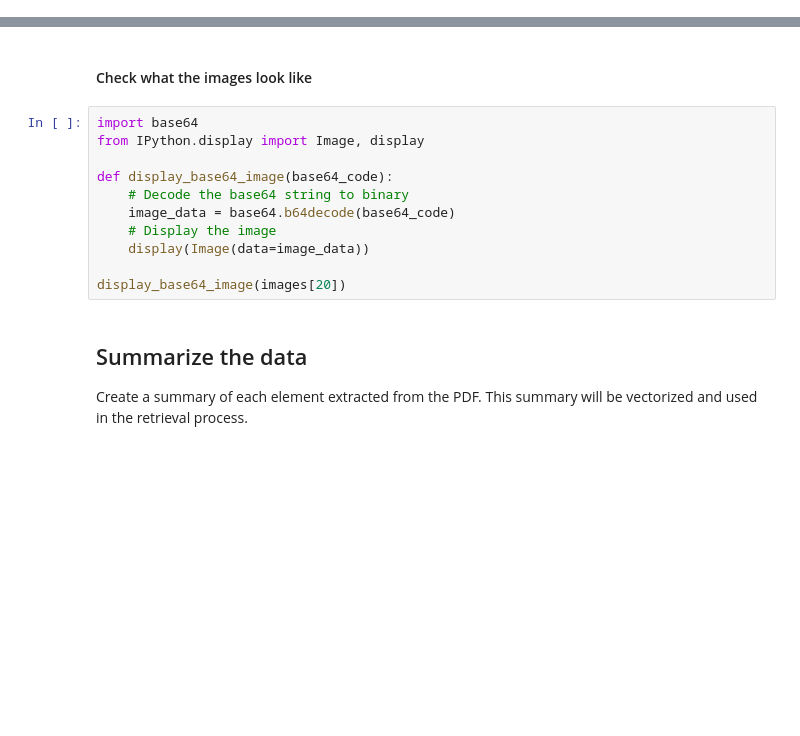
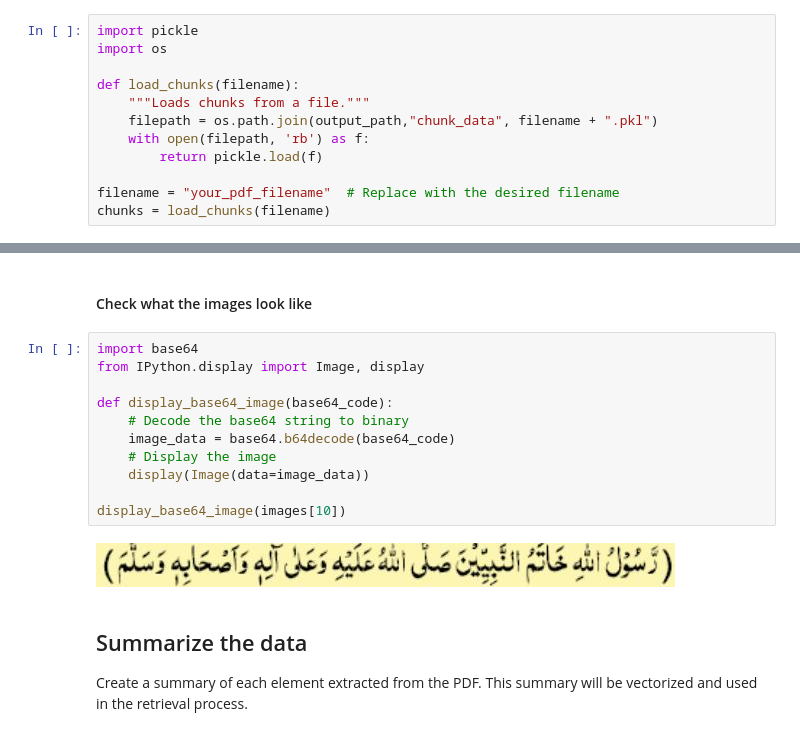
Before and after one commit to channayousif/Agentic_AI, a Jupyter notebook: langchain_multimodal curriculum project.ipynb, the cells around one changed output, grey strips where cells are left out. Cells and saved outputs as stored; diff of their text form; blank space fills up the shorter version.

```diff
--- a/langchain_multimodal curriculum project.ipynb
+++ b/langchain_multimodal curriculum project.ipynb
@@ -77,0 +247,12 @@ chunks = partition_pdf(
+# %%
+import pickle
+import os
+
+def load_chunks(filename):
+    """Loads chunks from a file."""
+    filepath = os.path.join(output_path,"chunk_data", filename + ".pkl")
+    with open(filepath, 'rb') as f:
+        return pickle.load(f)
+
+filename = "your_pdf_filename"  # Replace with the desired filename
+chunks = load_chunks(filename)
@@ -121,14 +360,16 @@ images = get_images_base64(chunks)
 # %%
 import base64
 from IPython.display import Image, display
 
 def display_base64_image(base64_code):
     # Decode the base64 string to binary
     image_data = base64.b64decode(base64_code)
     # Display the image
     display(Image(data=image_data))
 
-display_base64_image(images[20])
+display_base64_image(images[10])
+# %% [output]
+[figure, added]
 # %% [markdown]
 ## Summarize the data
 
```
Also changed, not shown: parts of 16 cells of this notebook.
